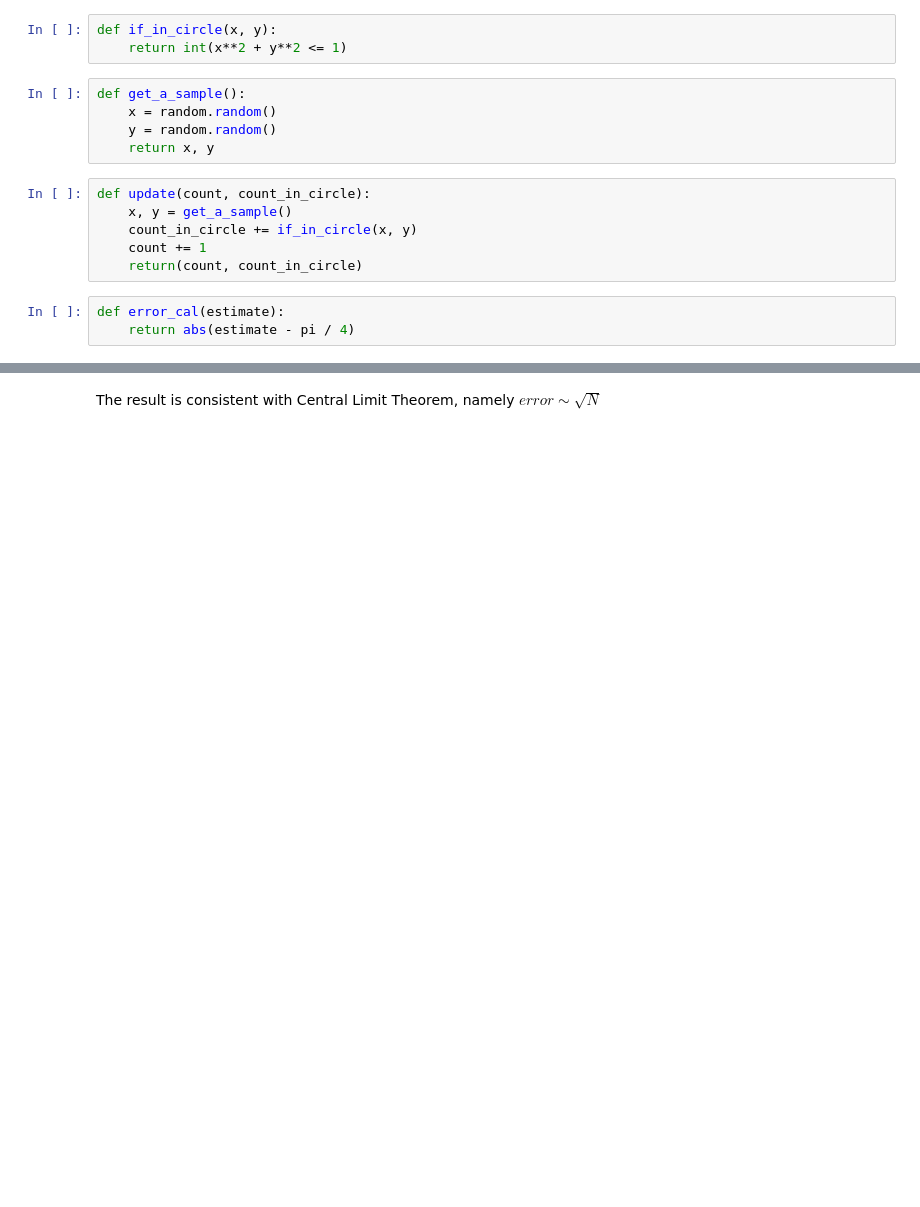
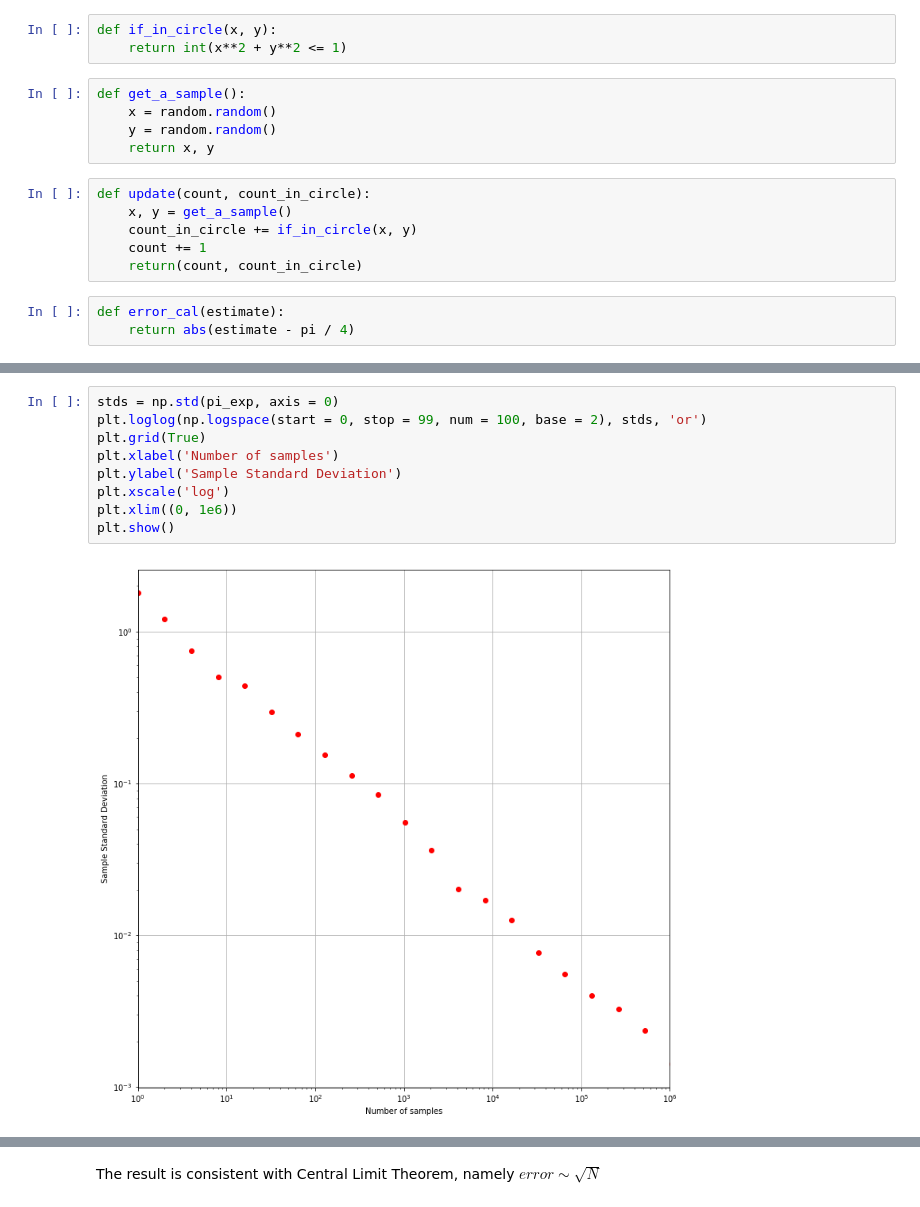
Before and after one commit to alex8937/Monte-Carlo-Simulation-Testing, a Jupyter notebook: Monte Carlo Simulation Testing.ipynb, the cells around one changed output, grey strips where cells are left out. Saved outputs shown, nothing was run; the diff lists cells and outputs as text; blank space fills up the shorter version.

```diff
--- a/Monte Carlo Simulation Testing.ipynb
+++ b/Monte Carlo Simulation Testing.ipynb
@@ -38 +74,12 @@ errors = errors / float(num_exp)
+# %%
+stds = np.std(pi_exp, axis = 0)
+plt.loglog(np.logspace(start = 0, stop = 99, num = 100, base = 2), stds, 'or')
+plt.grid(True)
+plt.xlabel('Number of samples')
+plt.ylabel('Sample Standard Deviation')
+plt.xscale('log')
+plt.xlim((0, 1e6))
+plt.show()
+# %% [output]
+[figure, added]
 # %%
```
Also changed, not shown: parts of 5 cells of this notebook, 4 other files.
